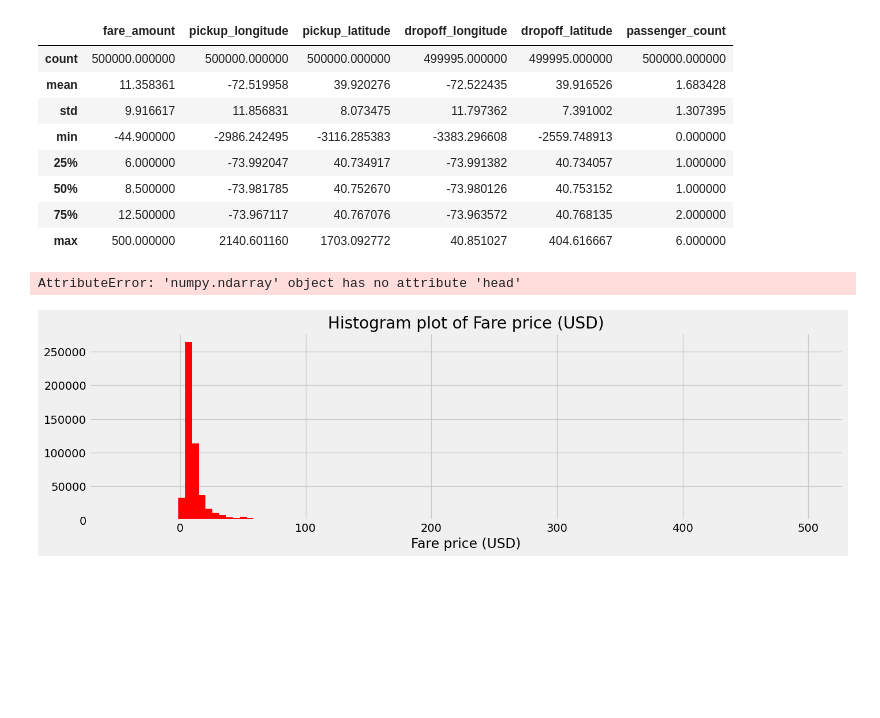
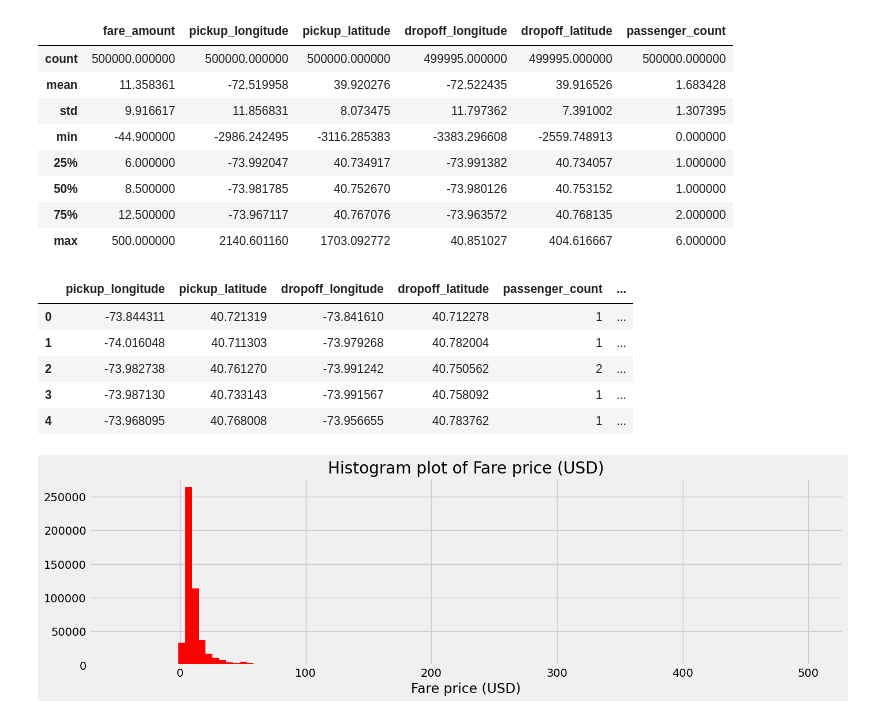
Before and after one commit to efazHossain/DATA-3402-efazh, a Jupyter notebook: Labs/Kaggle Project/EfazH_NYCFare_Kaggle.ipynb, the cells around one changed output. Drawn from its saved outputs; the diff is of its cells as text; code cells hidden in the pictures; blank space fills up the shorter version.

```diff
--- a/Labs/Kaggle Project/EfazH_NYCFare_Kaggle.ipynb
+++ b/Labs/Kaggle Project/EfazH_NYCFare_Kaggle.ipynb
@@ -47,15 +47,20 @@ train.describe()
 # %%
 #pulling out and dropping unnecessary info
 train_Y = np.array(train['fare_amount'])
-ids = test['key']
+key = test['key']
 
 #dropping these in orer to pull out the pickup/dropoff columns and place
 # in a new dataframe called new_df
-train_new = train.drop(['key','pickup_datetime','fare_amount'],axis = 1)
-test_new = test.drop(['key'],axis = 1)
+train = train.drop(['key','pickup_datetime','fare_amount'],axis = 1)
+test = test.drop(['key'],axis = 1)
 
-train_Y_pd = pd.
-train_new.head()
+df_1 = pd.concat([train,test])
+df_1.head()
 # %% [output]
-AttributeError: 'numpy.ndarray' object has no attribute 'head'
+|  | pickup_longitude | pickup_latitude | dropoff_longitude | dropoff_latitude | passenger_count | ... |
+| 0 | -73.844311 | 40.721319 | -73.841610 | 40.712278 | 1 | ... |
+| 1 | -74.016048 | 40.711303 | -73.979268 | 40.782004 | 1 | ... |
+| 2 | -73.982738 | 40.761270 | -73.991242 | 40.750562 | 2 | ... |
+| 3 | -73.987130 | 40.733143 | -73.991567 | 40.758092 | 1 | ... |
+| 4 | -73.968095 | 40.768008 | -73.956655 | 40.783762 | 1 | ... |
 # %%
```
Also changed, not shown: parts of 12 cells of this notebook, 1 other file.
